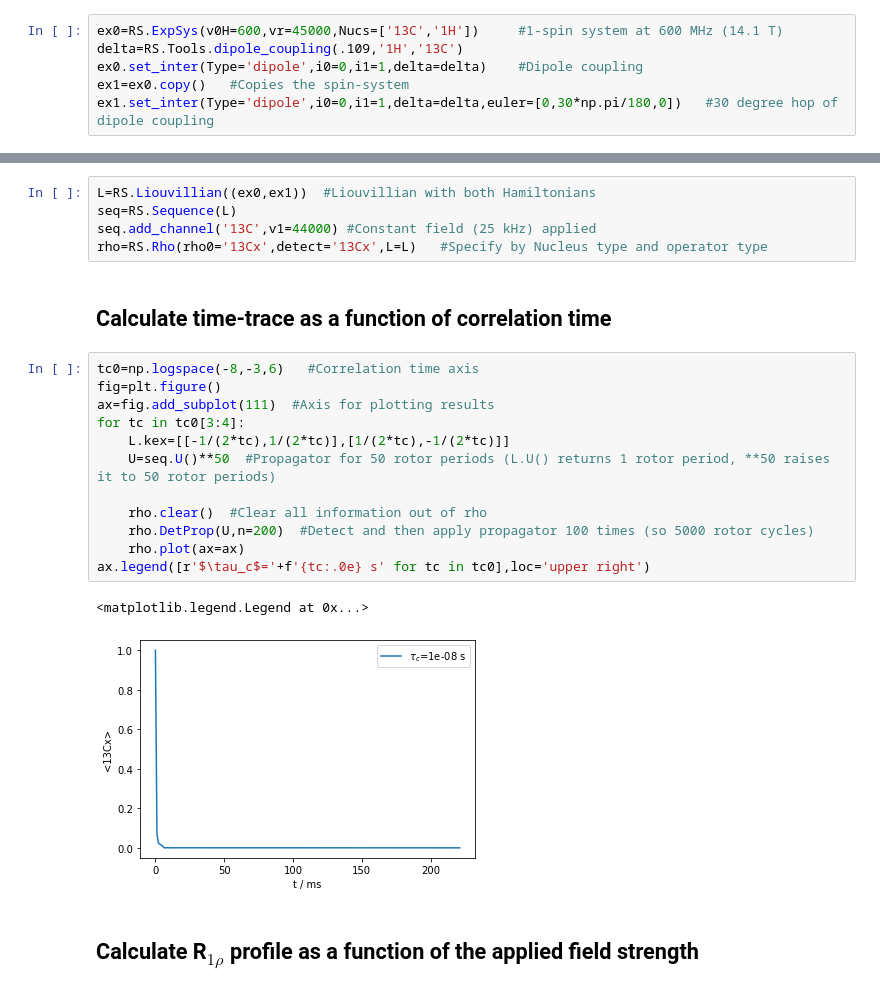
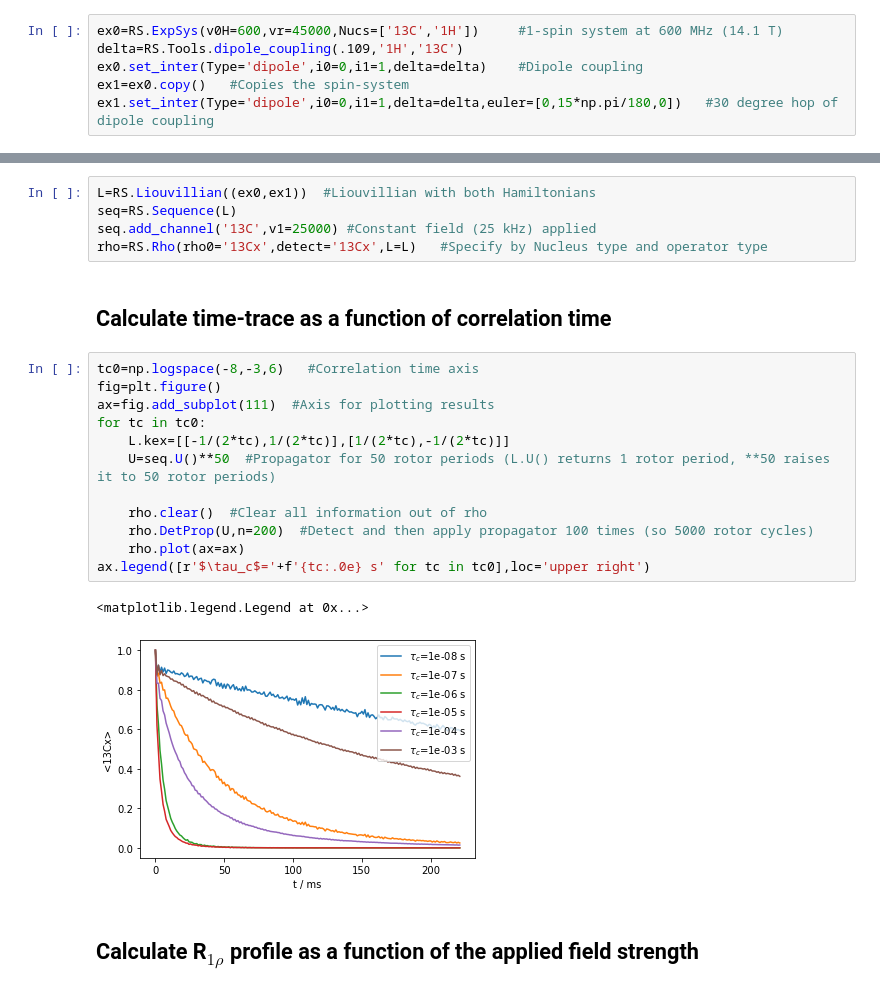
Before and after one commit to alsinmr/SLEEPY, a Jupyter notebook: examples/R1p_relax.ipynb, the cells around one changed output, grey strips where cells are left out. Drawn from its saved outputs; the diff is of its cells as text.

```diff
--- a/examples/R1p_relax.ipynb
+++ b/examples/R1p_relax.ipynb
@@ -17,31 +17,31 @@ ex0=RS.ExpSys(v0H=600,vr=45000,Nucs=['13C','1H'])     #1-spin system at 600 MHz
 delta=RS.Tools.dipole_coupling(.109,'1H','13C')
 ex0.set_inter(Type='dipole',i0=0,i1=1,delta=delta)    #Dipole coupling
 ex1=ex0.copy()   #Copies the spin-system
-ex1.set_inter(Type='dipole',i0=0,i1=1,delta=delta,euler=[0,30*np.pi/180,0])   #30 degree hop of dipole coupling
+ex1.set_inter(Type='dipole',i0=0,i1=1,delta=delta,euler=[0,15*np.pi/180,0])   #30 degree hop of dipole coupling
 # %% [markdown]
 ## Define Liouvillian, pulse sequence, initial density operator, detection operator
 # %%
 L=RS.Liouvillian((ex0,ex1))  #Liouvillian with both Hamiltonians
 seq=RS.Sequence(L)
-seq.add_channel('13C',v1=44000) #Constant field (25 kHz) applied
+seq.add_channel('13C',v1=25000) #Constant field (25 kHz) applied
 rho=RS.Rho(rho0='13Cx',detect='13Cx',L=L)   #Specify by Nucleus type and operator type
 # %% [markdown]
 ## Calculate time-trace as a function of correlation time
 # %%
 tc0=np.logspace(-8,-3,6)   #Correlation time axis
 fig=plt.figure()
 ax=fig.add_subplot(111)  #Axis for plotting results
-for tc in tc0[3:4]:
+for tc in tc0:
     L.kex=[[-1/(2*tc),1/(2*tc)],[1/(2*tc),-1/(2*tc)]]
     U=seq.U()**50  #Propagator for 50 rotor periods (L.U() returns 1 rotor period, **50 raises it to 50 rotor periods)
 
     rho.clear()  #Clear all information out of rho
     rho.DetProp(U,n=200)  #Detect and then apply propagator 100 times (so 5000 rotor cycles)
     rho.plot(ax=ax)
 ax.legend([r'$\tau_c$='+f'{tc:.0e} s' for tc in tc0],loc='upper right')
 # %% [output]
 <matplotlib.legend.Legend at 0x...>
-[figure, old version]
+[figure, new version]
 # %% [markdown]
 ## Calculate R$_{1\rho}$ profile as a function of the applied field strength
 # %%
```
Also changed, not shown: parts of 6 cells of this notebook, 5 other files.
